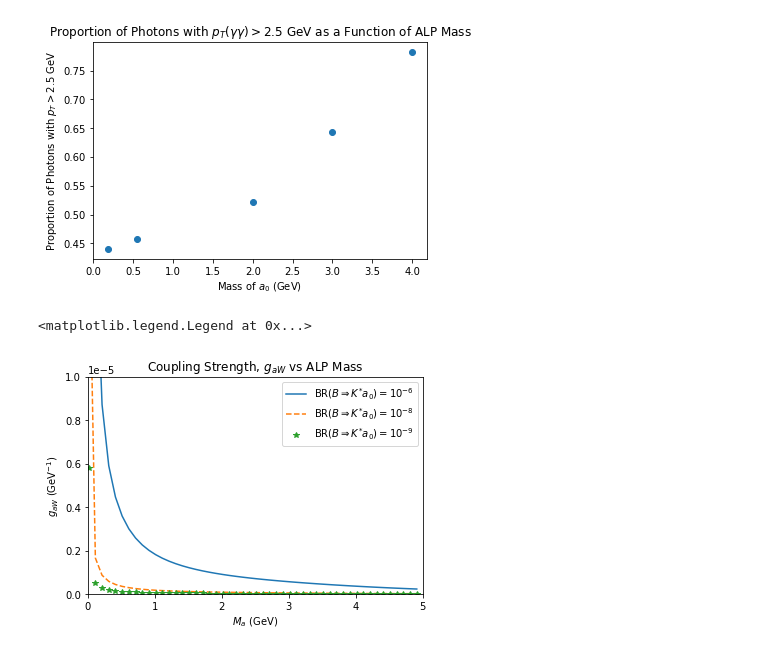
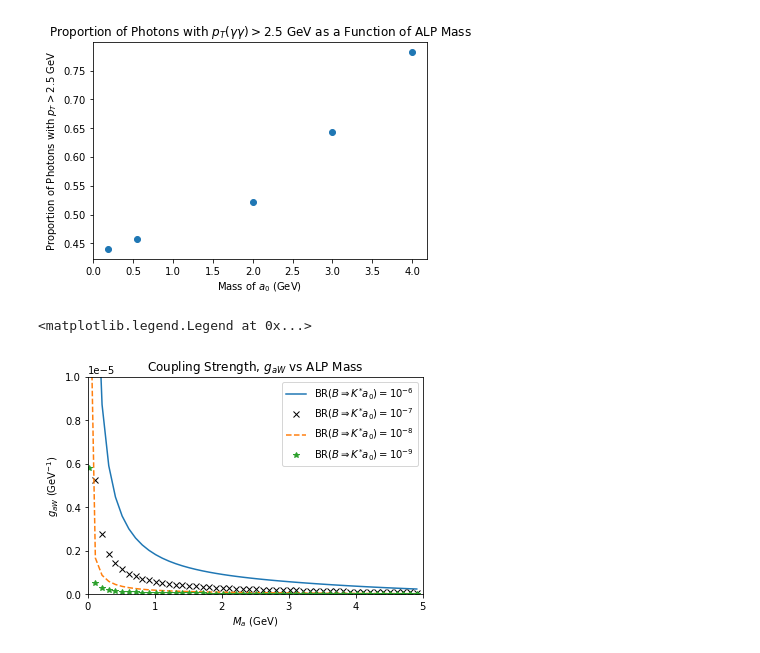
Before and after one commit to spemmaraju5/MSc-Physics-Monash-University, a Jupyter notebook: Research_Project/LHCb Starterkit/B_to_Kst_eta_eta_gamma_gamma/Signal Selection Efficiency Plots.ipynb, the cells around one changed output. Cells and saved outputs as stored; diff of their text form; code cells hidden in the pictures.

```diff
--- a/Research_Project/LHCb Starterkit/B_to_Kst_eta_eta_gamma_gamma/Signal Selection Efficiency Plots.ipynb
+++ b/Research_Project/LHCb Starterkit/B_to_Kst_eta_eta_gamma_gamma/Signal Selection Efficiency Plots.ipynb
@@ -344,16 +345,17 @@ def gaW_mass_curve(branching_ratio):
 # %%
 plt.figure()
 plt.plot(M_a, gaW_mass_curve(10e-6))
+plt.plot(M_a, gaW_mass_curve(10e-7), 'x', color = 'black')
 plt.plot(M_a, gaW_mass_curve(10e-8), '--')
 plt.plot(M_a, gaW_mass_curve(10e-9), '*')
 plt.xlabel("$M_{a}$ (GeV)")
 plt.ylabel("$g_{aW}$ (GeV$^{-1}$)")
 plt.title('Coupling Strength, $g_{aW}$ vs ALP Mass')
 plt.xlim(0,5)
 plt.ylim(0,10e-6)
-plt.legend(['BR($B\Rightarrow K^{*}a_{0}) = 10^{-6}$', 'BR($B\Rightarrow K^{*}a_{0}) = 10^{-8}$','BR($B\Rightarrow K^{*}a_{0}) = 10^{-9}$' ])
+plt.legend(['BR($B\Rightarrow K^{*}a_{0}) = 10^{-6}$','BR($B\Rightarrow K^{*}a_{0}) = 10^{-7}$', 'BR($B\Rightarrow K^{*}a_{0}) = 10^{-8}$','BR($B\Rightarrow K^{*}a_{0}) = 10^{-9}$' ])
 # %% [output]
 <matplotlib.legend.Legend at 0x...>
-[figure, old version]
+[figure, new version]
 # %%
 492/2475
```
Also changed, not shown: parts of 6 cells of this notebook, 11 other files.
